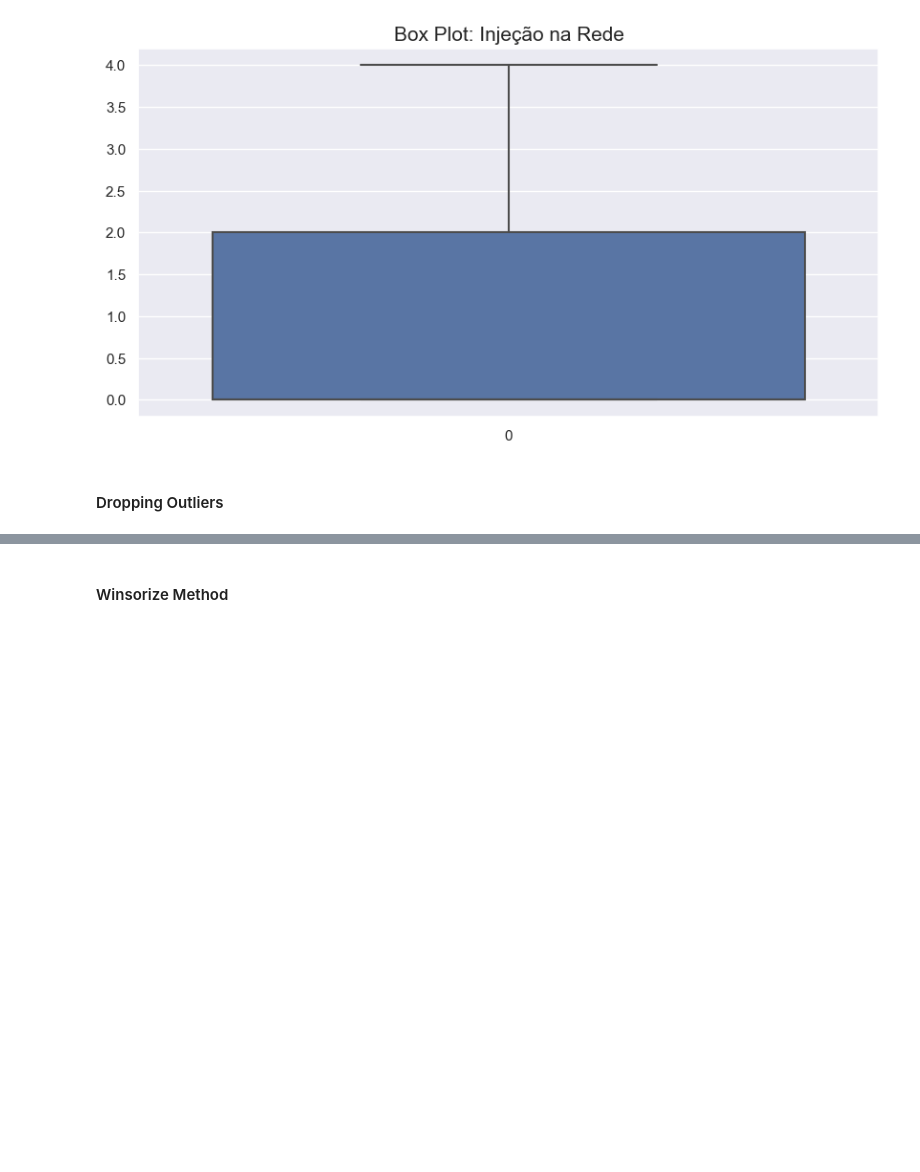
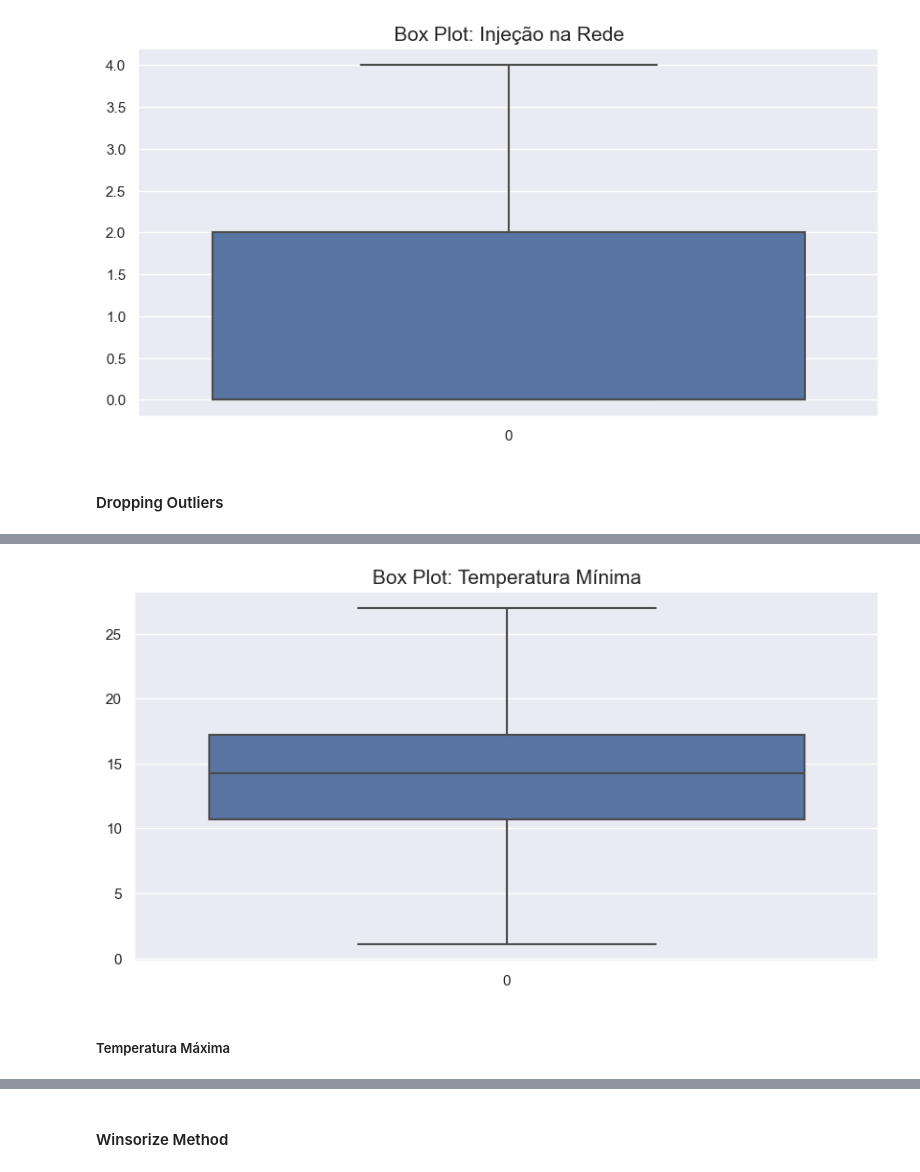
Before and after one commit to rafa2002/DAA-2324, a Jupyter notebook: Energy.ipynb, the cells around one changed output, grey strips where cells are left out. Drawn from its saved outputs; the diff is of its cells as text; code cells hidden in the pictures; blank space fills up the shorter version.

```diff
--- a/Energy.ipynb
+++ b/Energy.ipynb
@@ -1087,0 +1056,14 @@ for num in numeric_collumns:
+# %%
+outliers_low, outliers_up = get_outliers(1.46,1.4,'Temperatura Mínima')
+# %%
+e_m_drop_tempmin = e_m.copy()
+e_m_drop_tempmin = e_m[~(outliers_low|outliers_up)]
+# %%
+fig = plt.figure(figsize=(10, 5))
+sns.boxplot(e_m_drop_tempmin['Temperatura Mínima'])
+plt.title('Box Plot: Temperatura Mínima', fontsize=15)
+plt.show()
+# %% [output]
+[figure, added]
+# %% [markdown]
+##### Temperatura Máxima
```
Also changed, not shown: parts of 86 cells of this notebook.
